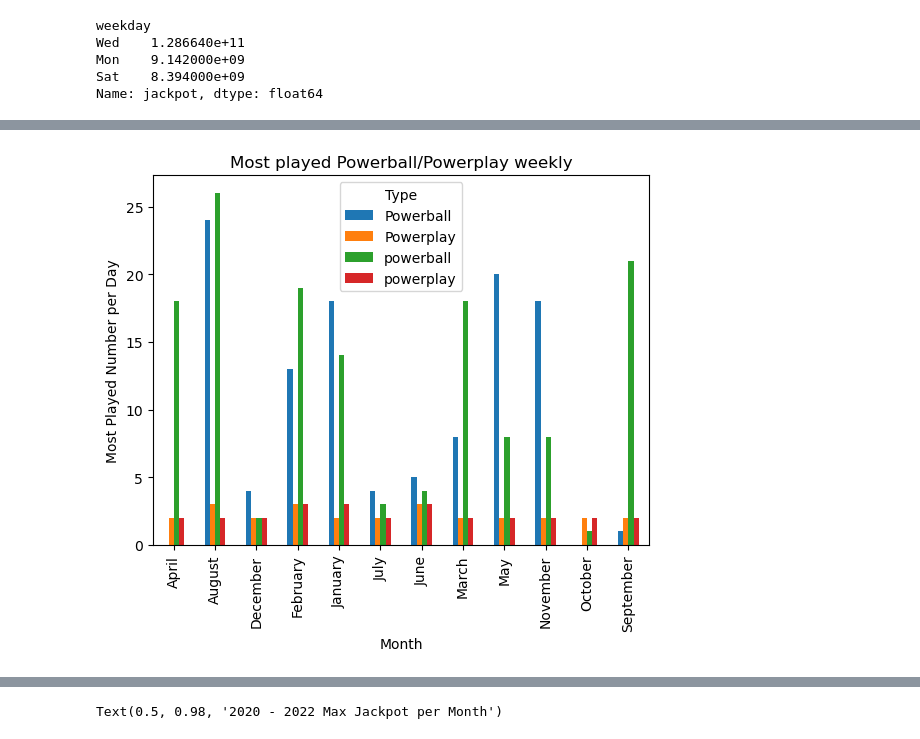
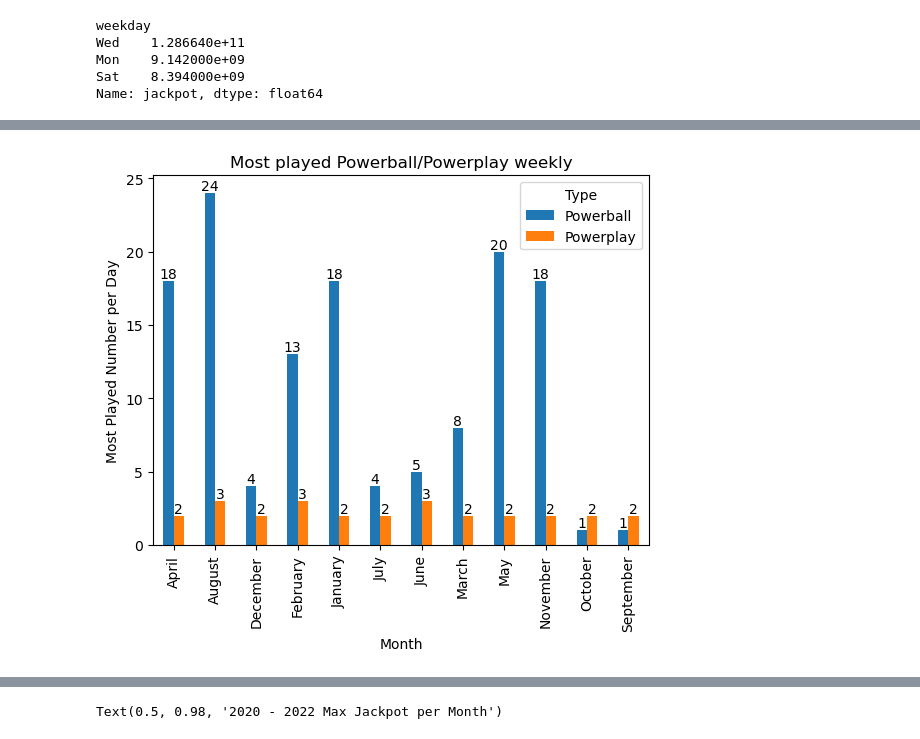
Before and after one commit to JLaydeJ/Project_1, a Jupyter notebook: 2020-2022 Washington State Lottery.ipynb, the cells around one changed output, grey strips where cells are left out. Saved outputs shown, nothing was run; the diff lists cells and outputs as text; code cells hidden in the pictures.

Commit message:
modified group graphs

```diff
--- a/2020-2022 Washington State Lottery.ipynb
+++ b/2020-2022 Washington State Lottery.ipynb
@@ -209,10 +209,13 @@ powerplay_powerball_nums_2020 = pd.concat([powerplay_nums_2020, powerball_nums_2
 # Columns is set to 'Type' from powerplay_powerball_nums_2020 (powerball, powerplay)
 # values is set to 'Value' column which is the powerplay numbers and powerball numbers respectively.
 # The aggfunc took longer to figure out, it takes the first non-null value for each index and column values
-
-powerplay_powerball_nums_2020.pivot_table(index='Month', columns='Type', values='Value', aggfunc='first').plot(kind='bar')
+# https://stackoverflow.com/questions/25447700/annotate-bars-with-values-on-pandas-bar-plots utilized the answer that was
+# for multi-grouped bar charts.
+ax = powerplay_powerball_nums_2020.pivot_table(index='Month', columns='Type', values='Value', aggfunc='first').plot(kind='bar')
 plt.ylabel('Most Played Number per Day')
 plt.title('Most played Powerball/Powerplay weekly')
 plt.xticks(rotation=90)
+for container in ax.containers:
+    ax.bar_label(container)
 plt.show()
 # %% [output]
@@ -664,38 +702,43 @@ pp_month_counts2022.index = pp_month_counts2022.index.map(month)
 # print(combined_by_month_df)
 powerball_2021 = combined_by_month_df['powerball'].explode()
 powerplay_2021 = combined_by_month_df['powerplay'].explode()
 
 month_powerball_2021 = pd.DataFrame({'Month' : powerball_2021.index,
-                                     'Type' : 'powerball',
+                                     'Type' : 'Powerball',
                                      'Value' : powerball_2021.values})
 
 month_powerplay_2021 = pd.DataFrame({'Month': powerplay_2021.index,
-                                    'Type' : 'powerplay',
+                                    'Type' : 'Powerplay',
                                     'Value' : powerplay_2021.values})
 
 combined_month_powerball_powerplay_2021 = pd.concat([month_powerball_2021,month_powerplay_2021], axis = 0)
 
 month_2020_2021 = pd.concat([powerplay_powerball_nums_2020, combined_month_powerball_powerplay_2021], axis = 0)
 
 # make dataframes for 2022 that will be concatonated to the DataFrame that holds 2020/2021
 month_powerball_2022 = pd.DataFrame({'Month' : pb_month_counts2022.index,
-                                     'Type' : 'powerball',
+                                     'Type' : 'Powerball',
                                      'Value' : pb_month_counts2022.values})
 
 month_powerplay_2022 = pd.DataFrame({'Month': pp_month_counts2022.index,
-                                    'Type' : 'powerplay',
+                                    'Type' : 'Powerplay',
                                     'Value' : pp_month_counts2022.values})
 
 combined_month_powerball_powerplay_2022 = pd.concat([month_powerball_2022,month_powerplay_2022], axis = 0)
 
 month_2020_through_2022 = pd.concat([month_2020_2021, combined_month_powerball_powerplay_2022], axis = 0)
 
-month_2020_through_2022.pivot_table(index='Month', columns='Type', values='Value', aggfunc='first').plot(kind='bar')
+
+# followed https://stackoverflow.com/questions/25447700/annotate-bars-with-values-on-pandas-bar-plots, to annotate in Matplotlib
+# I used the same chart from 2020 just combined the data from 2020 through 2022.
+ax = month_2020_through_2022.pivot_table(index='Month', columns='Type', values='Value', aggfunc='first').plot(kind='bar')
 plt.ylabel('Most Played Number per Day')
 plt.title('Most played Powerball/Powerplay weekly')
 plt.xticks(rotation=90)
-# plt.legend(title=None)
+# add labels to the bars
+for container in ax.containers:
+    ax.bar_label(container)
 plt.show()
 # %% [output]
-[figure, old version]
+[figure, new version]
 # %%
```
Also changed, not shown: parts of 5 cells of this notebook.
